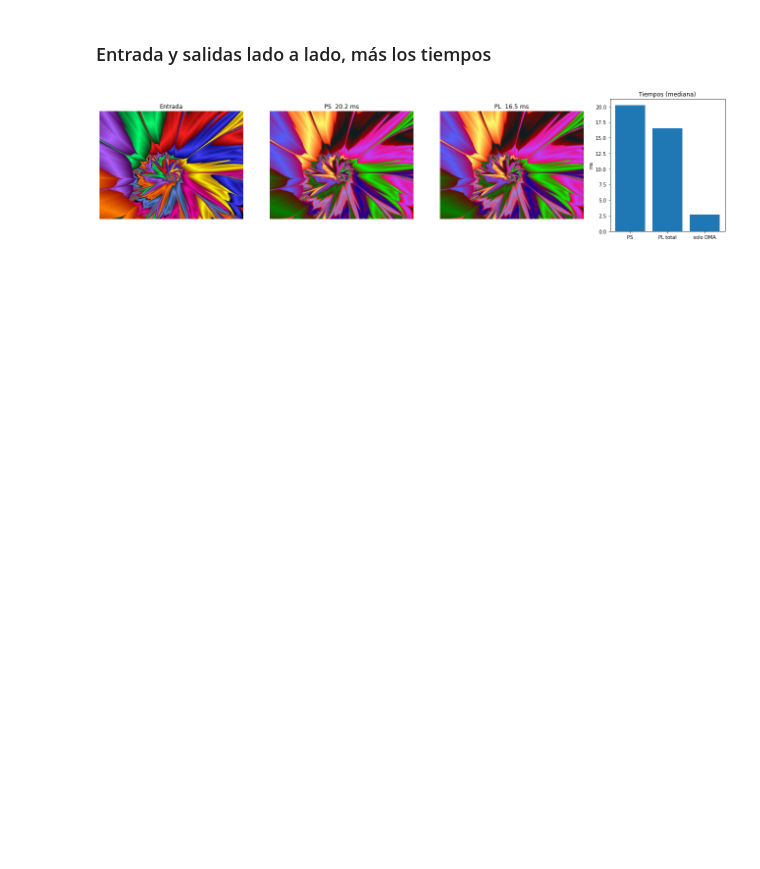
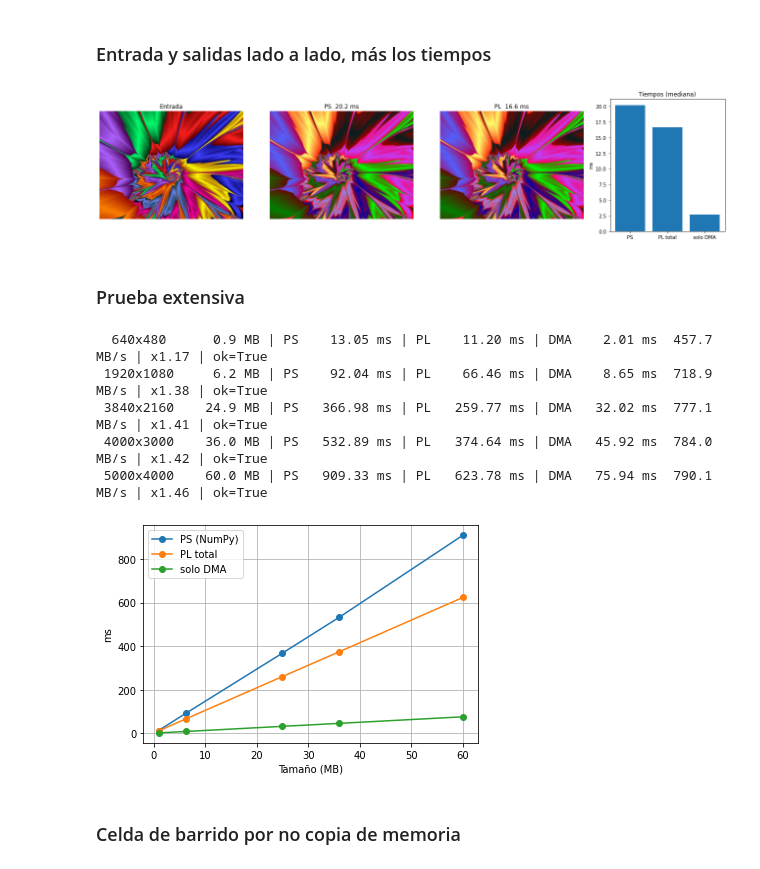
Before and after one commit to fabioc9675/PYNQ_Image_process_prj, a Jupyter notebook: Vitis/Red_Filter.ipynb, the cells around one changed output. Saved outputs shown, nothing was run; the diff lists cells and outputs as text; code cells hidden in the pictures; blank space fills up the shorter version.

```diff
--- a/Vitis/Red_Filter.ipynb
+++ b/Vitis/Red_Filter.ipynb
@@ -83,3 +83,50 @@ plt.tight_layout(); plt.show()
 [figure]
 # %%
 in_buf.freebuffer(); out_buf.freebuffer()
+# %% [markdown]
+### Prueba extensiva
+# %%
+sizes = [(480, 640), (1080, 1920), (2160, 3840), (3000, 4000), (4000, 5000)]
+res_sweep = []
+
+for (hh, ww) in sizes:
+    im = np.random.randint(0, 256, (hh, ww, 3), dtype=np.uint8)
+    nn = im.size
+    ib = allocate(shape=(nn,), dtype=np.uint8)
+    ob = allocate(shape=(nn,), dtype=np.uint8)
+
+    tps, tpl, tdm = [], [], []
+    for _ in range(10):
+        t0 = time.perf_counter(); r_ps = filtro_ps(im); tps.append(time.perf_counter() - t0)
+
+        t0 = time.perf_counter()
+        ib[:] = im.ravel(); ib.flush()
+        t1 = time.perf_counter()
+        dma.recvchannel.transfer(ob); dma.sendchannel.transfer(ib)
+        dma.sendchannel.wait(); dma.recvchannel.wait()
+        t2 = time.perf_counter()
+        ob.invalidate(); r_pl = np.array(ob).reshape(hh, ww, 3)
+        tpl.append(time.perf_counter() - t0); tdm.append(t2 - t1)
+
+    ok = np.array_equal(r_ps, r_pl)
+    ps, pl, dm = (np.median(x) * 1e3 for x in (tps, tpl, tdm))
+    res_sweep.append((nn / 1e6, ps, pl, dm))
+    print(f"{ww:5d}x{hh:<5d} {nn/1e6:6.1f} MB | PS {ps:8.2f} ms | PL {pl:8.2f} ms "
+          f"| DMA {dm:7.2f} ms {nn/dm/1e3:6.1f} MB/s | x{ps/pl:4.2f} | ok={ok}")
+
+    ib.freebuffer(); ob.freebuffer()
+
+mb, ps, pl, dm = map(np.array, zip(*res_sweep))
+plt.plot(mb, ps, "o-", label="PS (NumPy)")
+plt.plot(mb, pl, "o-", label="PL total")
+plt.plot(mb, dm, "o-", label="solo DMA")
+plt.xlabel("Tamaño (MB)"); plt.ylabel("ms"); plt.legend(); plt.grid(True); plt.show()
+# %% [output]
+  640x480      0.9 MB | PS    13.05 ms | PL    11.20 ms | DMA    2.01 ms  457.7 MB/s | x1.17 | ok=True
+ 1920x1080     6.2 MB | PS    92.04 ms | PL    66.46 ms | DMA    8.65 ms  718.9 MB/s | x1.38 | ok=True
+ 3840x2160    24.9 MB | PS   366.98 ms | PL   259.77 ms | DMA   32.02 ms  777.1 MB/s | x1.41 | ok=True
+ 4000x3000    36.0 MB | PS   532.89 ms | PL   374.64 ms | DMA   45.92 ms  784.0 MB/s | x1.42 | ok=True
+ 5000x4000    60.0 MB | PS   909.33 ms | PL   623.78 ms | DMA   75.94 ms  790.1 MB/s | x1.46 | ok=True
+[figure, added]
+# %% [markdown]
+### Celda de barrido por no copia de memoria
```
Also changed, not shown: parts of 2 cells of this notebook.
